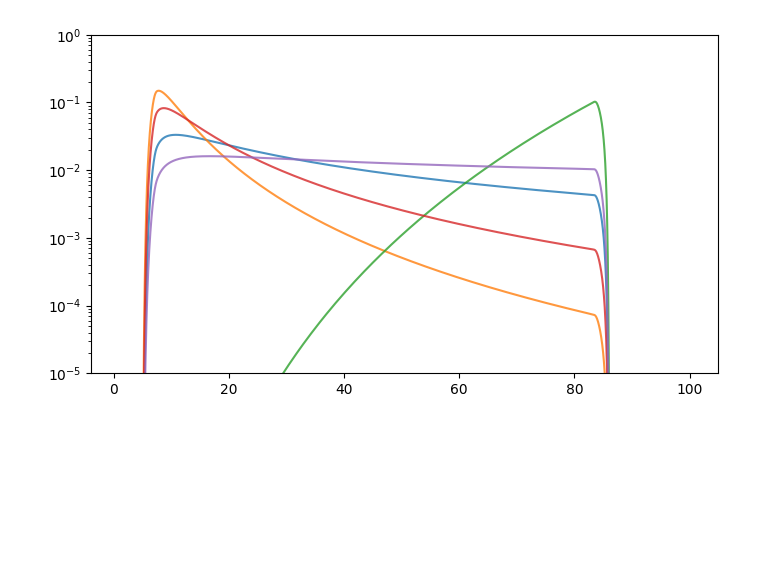
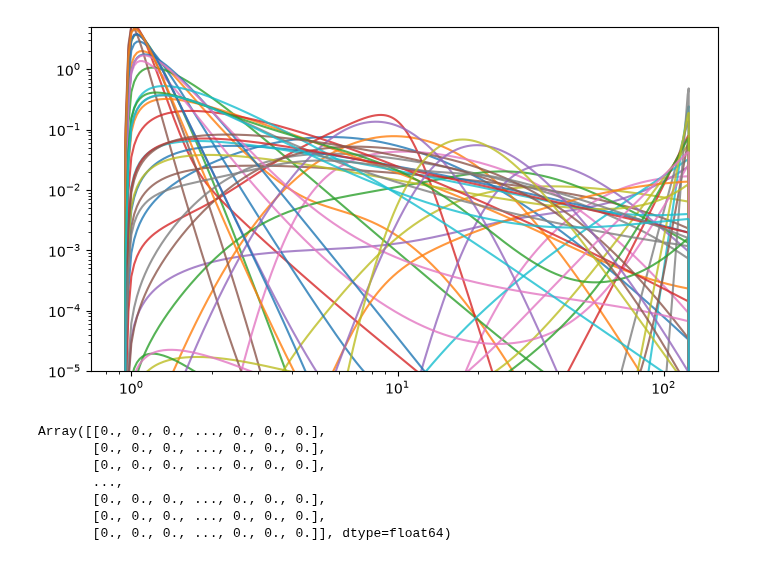
Before and after one commit to CosmoStatGW/CHIMERA, a Jupyter notebook: examples/nn.ipynb, the cells around one changed output. Drawn from its saved outputs; the diff is of its cells as text; code cells hidden in the pictures; blank space fills up the shorter version.

Commit message:
try different NN parametrization

```diff
--- a/examples/nn.ipynb
+++ b/examples/nn.ipynb
@@ -1,13 +1,20 @@
 # %%
 import os, sys
-os.environ['CHIMERA_ENABLE_GPU'] = "False"
+os.environ['CHIMERA_ENABLE_GPU'] = "True"
 sys.path.append(os.getcwd()+'/../')
 import jax.numpy as jnp
 import matplotlib.pyplot as plt
 from CHIMERA.population.mass.paired import neural_density
 from CHIMERA.population.mass import p_m1m2, p_m1, pdf_joint_and_marg
 
-model = neural_density(hidden_size=4, depth=1)
-print("Z (2D norm) at fiducial:", model.norm_2d)
+nn_config = dict(
+    hidden_size=8,
+    depth=2,
+    input_size=1,
+)
+
+model = neural_density(**nn_config,
+                       m_low=0.9245569825399548,  m_high=124.20678928592034,
+                      bottomsmooth=0.08456654031744229, topsmooth=0.07731696292920931)
 model
 # %% [output]
@@ -32,46 +38,74 @@ neural_density(
 # %%
 import jax
 import jax.numpy as jnp
 import matplotlib.pyplot as plt
+from CHIMERA.utils import jax_distributions as dist
+from CHIMERA.utils import emcee_utils as eu
 
-def sample_random_params(input_size, hidden_size, depth, key, scale=0.2):
-  sizes = [input_size] + [hidden_size] * depth
-  keys = jax.random.split(key, depth + 1)
-  Ws, bs = [], []
-  for i in range(depth):
-    w_key, b_key = jax.random.split(keys[i])
-    Ws.append(scale * jax.random.normal(w_key, (sizes[i + 1], sizes[i])))
-    bs.append(scale * jax.random.normal(b_key, (sizes[i + 1],)))
+def norm(loc, scale):
+ return dist.Normal(loc=loc, scale=scale)
 
-  Ws.append(scale * jax.random.normal(keys[-1], (1, hidden_size)))
-  return Ws, bs
+nn_config = dict(
+    hidden_size=8,
+    depth=2,
+    input_size=1,
+)
+
+priors = {
+    **{f"nn_weight{i}": norm(loc=0., scale=3.5) for i in range(nn_config['input_size'] * nn_config['hidden_size'])},
+    **{f"nn_bias{i}": norm(loc=0., scale=2.5) for i in range(nn_config['hidden_size'])},
+    **{f"nn_weight{i + nn_config['input_size'] * nn_config['hidden_size']}": norm(loc=0., scale=2.0) for i in range(nn_config['hidden_size']**2)},
+    **{f"nn_bias{i + nn_config['hidden_size']}": norm(loc=0., scale=1.5) for i in range(nn_config['hidden_size'])},
+    **{f"nn_weight{i + nn_config['input_size'] * nn_config['hidden_size'] + nn_config['hidden_size']**2}": norm(loc=0., scale=1.0) for i in range(nn_config['hidden_size'])},
+}
+param_keys = list(priors.keys())
 
 # ---------------------------------------------------------------------------
 # A few random realizations, overlaid on the marginal
 # ---------------------------------------------------------------------------
 
-n_realizations = 5
+n_realizations = 50
 master_key = jax.random.PRNGKey(1)
 keys = jax.random.split(master_key, n_realizations)
 
 input_size = model.input_size
 hidden_size = model.hidden_size
 depth = model.depth
 
 fig, ax = plt.subplots(1, 1, figsize=(7, 4))
 
-m1 = jnp.linspace(1,100,5000)
+m1 = jnp.linspace(0.9,125,5000)
 
 for i, key in enumerate(keys):
-  Ws, bs = sample_random_params(input_size, hidden_size, depth, key, scale=1)
-  model_rand = model.update(Ws=Ws, bs=bs)
+  subkeys = jax.random.split(key, len(param_keys))
+  params = [priors[k].sample(subkeys[j]) for j, k in enumerate(param_keys)]
+  hyperparams = eu.generate_dict(params, param_keys, nn_config=nn_config)
+  model_rand = model.update(**hyperparams)
 
   pdf = p_m1(model_rand, m1)
   ax.plot(m1, pdf, alpha=0.8, label=f"draw {i}")
+  ax.set_xscale('log')
   ax.set_yscale('log')
-  ax.set_ylim(1e-5,1)
+  ax.set_ylim(1e-5,5)
 
 fig.tight_layout()
 plt.show()
+
+m1 = jnp.linspace(0.5,150,5000)
+m1g = jnp.array([m1 for _ in range(300)]).T
+m2g = m1g*0.8
+
+@jax.jit
+def jitted_p_m1m2(model, m1, m2):
+    return p_m1m2(model, m1, m2)
+
+jitted_p_m1m2(model_rand, m1g, m2g)
 # %% [output]
-[figure, old version]
+[figure, new version]
+Array([[0., 0., 0., ..., 0., 0., 0.],
+       [0., 0., 0., ..., 0., 0., 0.],
+       [0., 0., 0., ..., 0., 0., 0.],
+       ...,
+       [0., 0., 0., ..., 0., 0., 0.],
+       [0., 0., 0., ..., 0., 0., 0.],
+       [0., 0., 0., ..., 0., 0., 0.]], dtype=float64)
```
Also changed, not shown: parts of 8 cells of this notebook, 1 other file.
